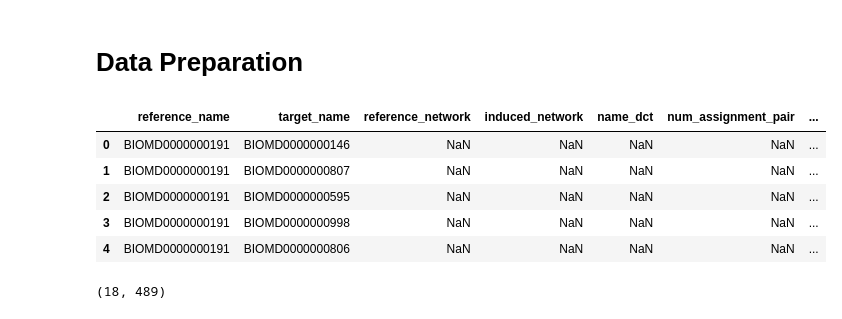
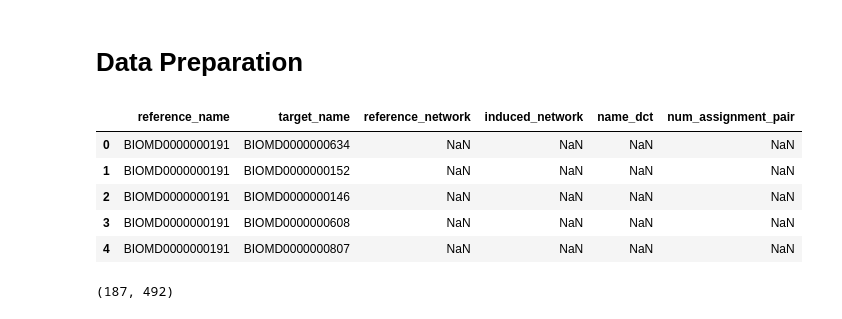
Before and after one commit to ModelEngineering/pySubnetSB, a Jupyter notebook: notebooks/analyze_biomodels_subnets.ipynb, the cells around one changed output. Saved outputs shown, nothing was run; the diff lists cells and outputs as text; code cells hidden in the pictures.

```diff
--- a/notebooks/analyze_biomodels_subnets.ipynb
+++ b/notebooks/analyze_biomodels_subnets.ipynb
@@ -12,16 +12,16 @@ from pySubnetSB.network import Network
 # %% [markdown]
 # Data Preparation
 # %%
-PATH = os.path.join(cn.PROJECT_DIR, "biomodels_subnet_initial.csv")
+PATH = os.path.join(cn.PROJECT_DIR, "biomodels_subnets.csv")
 df = pd.read_csv(PATH)
 df.head()
 # %% [output]
-|  | reference_name | target_name | reference_network | induced_network | name_dct | num_assignment_pair | ... |
-| 0 | BIOMD0000000191 | BIOMD0000000146 | NaN | NaN | NaN | NaN | ... |
-| 1 | BIOMD0000000191 | BIOMD0000000807 | NaN | NaN | NaN | NaN | ... |
-| 2 | BIOMD0000000191 | BIOMD0000000595 | NaN | NaN | NaN | NaN | ... |
-| 3 | BIOMD0000000191 | BIOMD0000000998 | NaN | NaN | NaN | NaN | ... |
-| 4 | BIOMD0000000191 | BIOMD0000000806 | NaN | NaN | NaN | NaN | ... |
+|  | reference_name | target_name | reference_network | induced_network | name_dct | num_assignment_pair |
+| 0 | BIOMD0000000191 | BIOMD0000000634 | NaN | NaN | NaN | NaN |
+| 1 | BIOMD0000000191 | BIOMD0000000152 | NaN | NaN | NaN | NaN |
+| 2 | BIOMD0000000191 | BIOMD0000000146 | NaN | NaN | NaN | NaN |
+| 3 | BIOMD0000000191 | BIOMD0000000608 | NaN | NaN | NaN | NaN |
+| 4 | BIOMD0000000191 | BIOMD0000000807 | NaN | NaN | NaN | NaN |
 # %%
 REFERENCE_NAMES = (df['reference_name'].unique())
 NUM_REFERENCE = len(REFERENCE_NAMES)
@@ -29,7 +29,7 @@ TARGET_NAMES = (df['target_name'].unique())
 NUM_TARGET = len(TARGET_NAMES)
 NUM_REFERENCE, NUM_TARGET
 # %% [output]
-(18, 489)
+(187, 492)
 # %%
 SUBNET_DF = df[df['num_assignment_pair'] > 0]
 SUBNET_DF = SUBNET_DF.copy()
```
Also changed, not shown: parts of 8 cells of this notebook, 5 other files.
